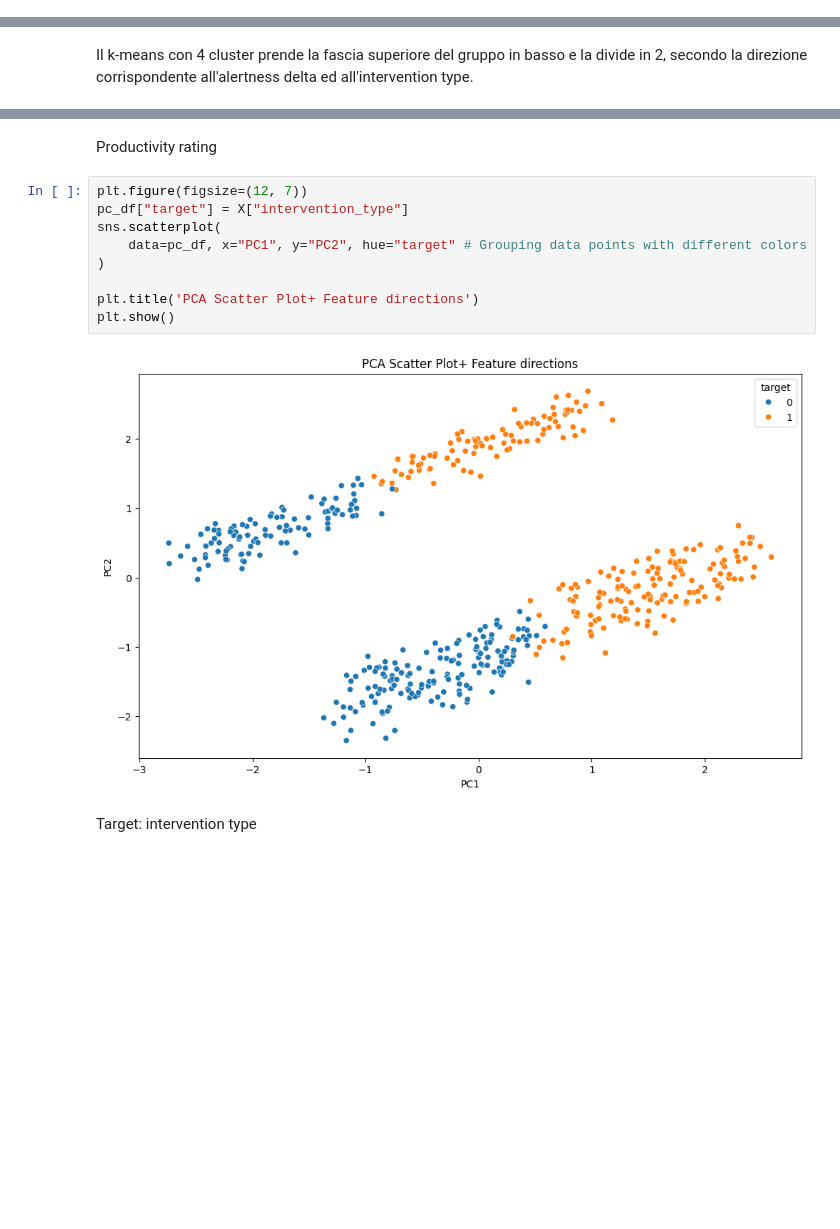
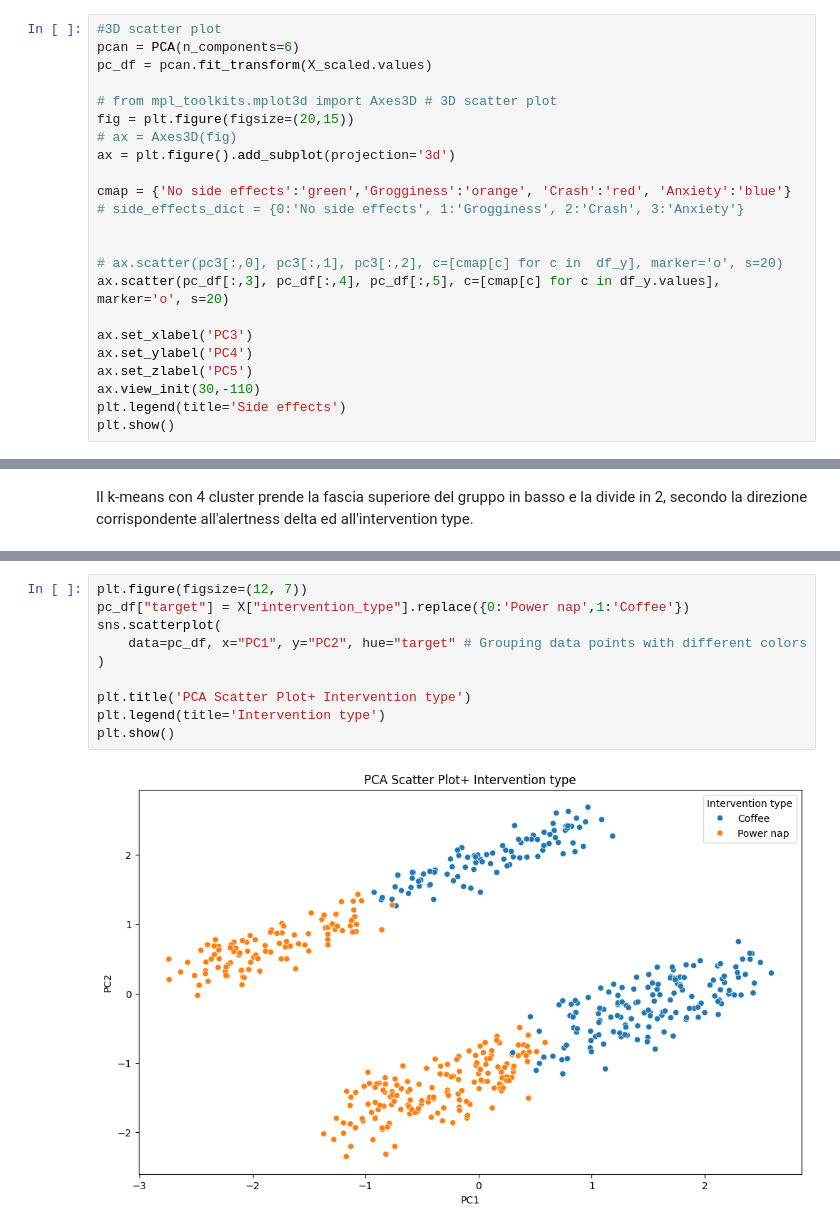
Before and after one commit to Grimino27/PDAI_Project, a Jupyter notebook: scripts/PCA_and_Clustering.ipynb, the cells around one changed output, grey strips where cells are left out. Saved outputs shown, nothing was run; the diff lists cells and outputs as text; blank space fills up the shorter version.

```diff
--- a/scripts/PCA_and_Clustering.ipynb
+++ b/scripts/PCA_and_Clustering.ipynb
@@ -239,0 +278,23 @@ Name: occupation_Working Professional, Length: 500, dtype: float64
+# %%
+#3D scatter plot
+pcan = PCA(n_components=6)
+pc_df = pcan.fit_transform(X_scaled.values)
+
+# from mpl_toolkits.mplot3d import Axes3D # 3D scatter plot
+fig = plt.figure(figsize=(20,15))
+# ax = Axes3D(fig)
+ax = plt.figure().add_subplot(projection='3d')
+
+cmap = {'No side effects':'green','Grogginess':'orange', 'Crash':'red', 'Anxiety':'blue'}
+# side_effects_dict = {0:'No side effects', 1:'Grogginess', 2:'Crash', 3:'Anxiety'}
+
+
+# ax.scatter(pc3[:,0], pc3[:,1], pc3[:,2], c=[cmap[c] for c in  df_y], marker='o', s=20)
+ax.scatter(pc_df[:,3], pc_df[:,4], pc_df[:,5], c=[cmap[c] for c in df_y.values], marker='o', s=20)
+
+ax.set_xlabel('PC3')
+ax.set_ylabel('PC4')
+ax.set_zlabel('PC5')
+ax.view_init(30,-110)
+plt.legend(title='Side effects')
+plt.show()
@@ -327,15 +397,12 @@ plt.show()
-# %% [markdown]
-Productivity rating
 # %%
 plt.figure(figsize=(12, 7))
-pc_df["target"] = X["intervention_type"]
+pc_df["target"] = X["intervention_type"].replace({0:'Power nap',1:'Coffee'})
 sns.scatterplot(
     data=pc_df, x="PC1", y="PC2", hue="target" # Grouping data points with different colors
 )
 
-plt.title('PCA Scatter Plot+ Feature directions')
+plt.title('PCA Scatter Plot+ Intervention type')
+plt.legend(title='Intervention type')
 plt.show()
 # %% [output]
-[figure, old version]
+[figure, new version]
-# %% [markdown]
-Target: intervention type
```
Also changed, not shown: parts of 66 cells of this notebook.
